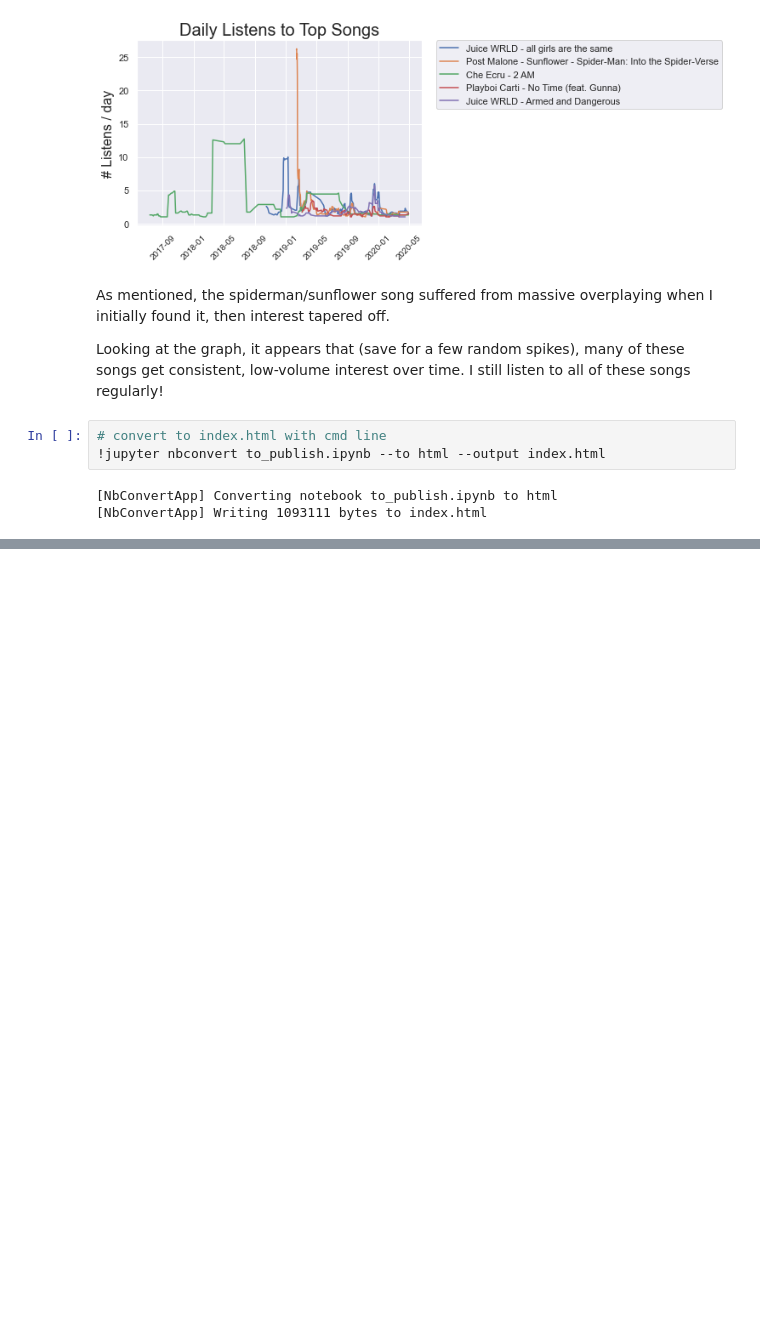
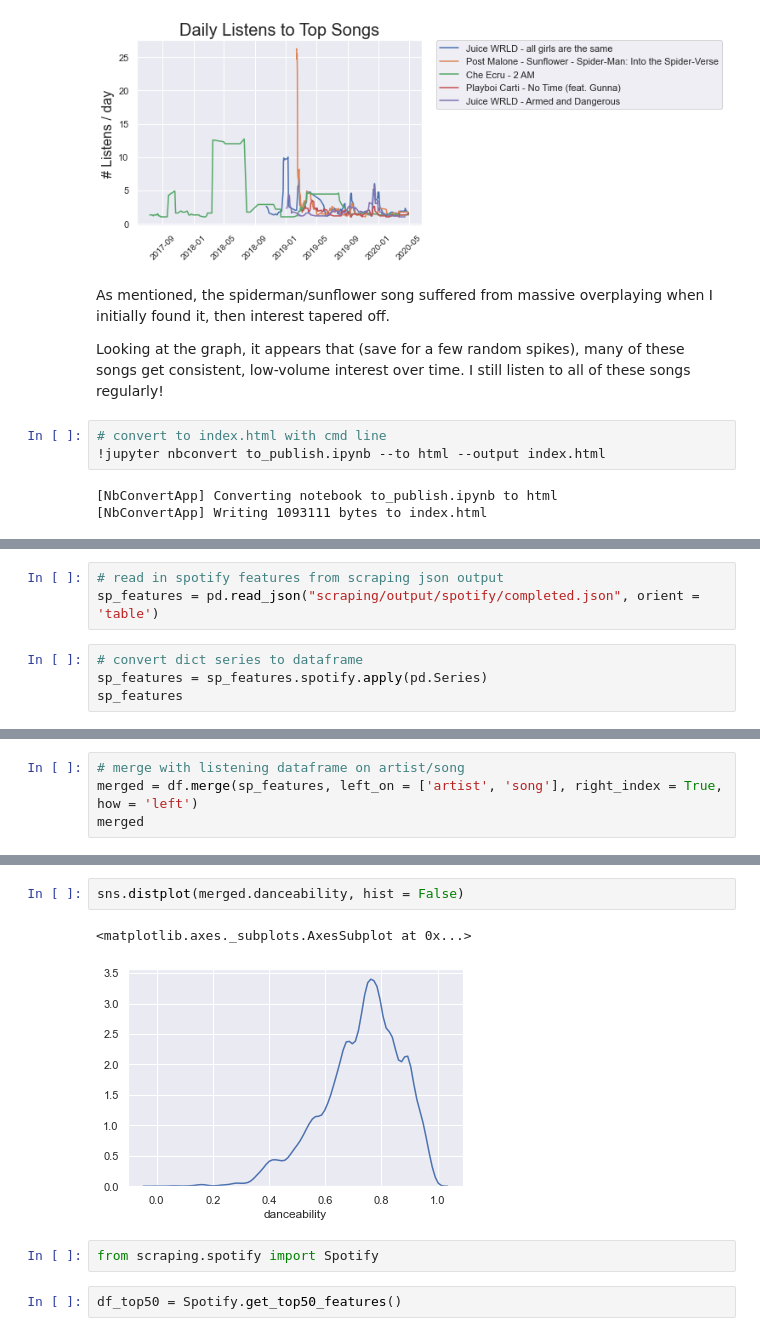
Before and after one commit to LeChase/spotify_hist, a Jupyter notebook: to_publish.ipynb, the cells around one changed output, grey strips where cells are left out. Cells and saved outputs as stored; diff of their text form; blank space fills up the shorter version.

Commit message:
added analysis of spotifys top 50 playlist

```diff
--- a/to_publish.ipynb
+++ b/to_publish.ipynb
@@ -530,0 +533,7 @@ Looking at the graph, it appears that (save for a few random spikes), many of th
+# %%
+# read in spotify features from scraping json output
+sp_features = pd.read_json("scraping/output/spotify/completed.json", orient = 'table')
+# %%
+# convert dict series to dataframe
+sp_features = sp_features.spotify.apply(pd.Series)
+sp_features
@@ -530,0 +555,4 @@ Looking at the graph, it appears that (save for a few random spikes), many of th
+# %%
+# merge with listening dataframe on artist/song
+merged = df.merge(sp_features, left_on = ['artist', 'song'], right_index = True, how = 'left')
+merged
@@ -530,0 +593,9 @@ Looking at the graph, it appears that (save for a few random spikes), many of th
+# %%
+sns.distplot(merged.danceability, hist = False)
+# %% [output]
+<matplotlib.axes._subplots.AxesSubplot at 0x...>
+[figure, added]
+# %%
+from scraping.spotify import Spotify
+# %%
+df_top50 = Spotify.get_top50_features()
```
Also changed, not shown: parts of 9 cells of this notebook.
